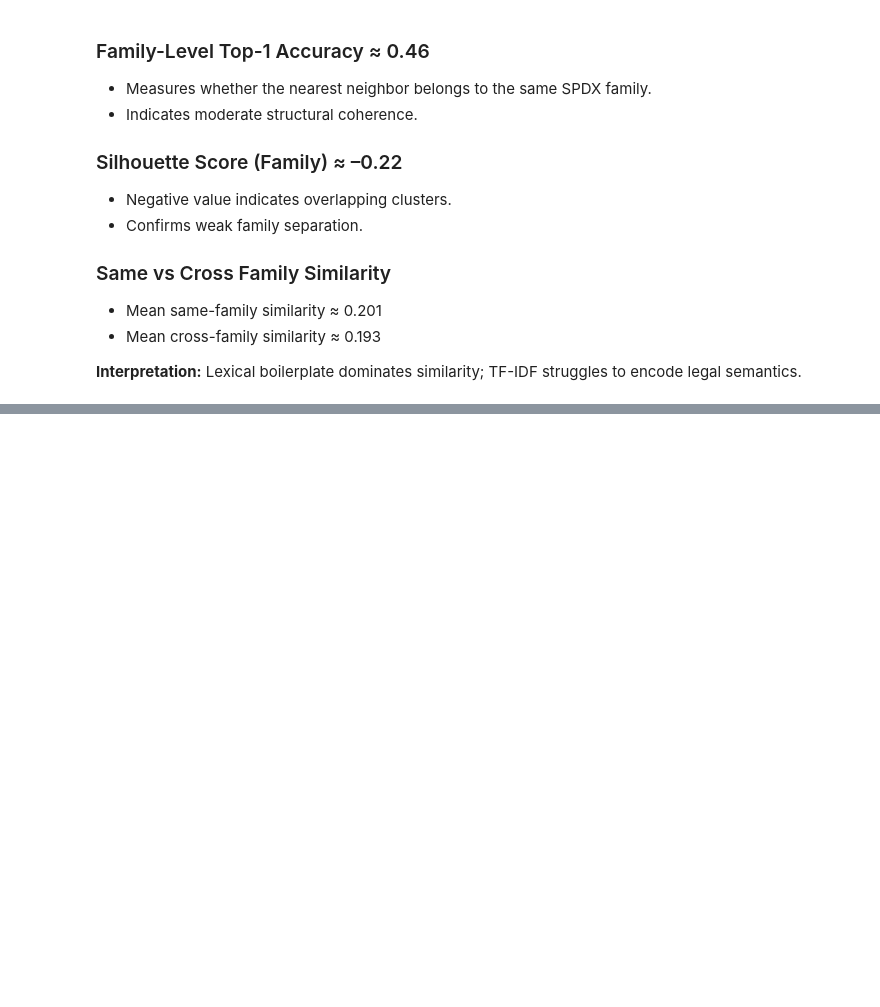
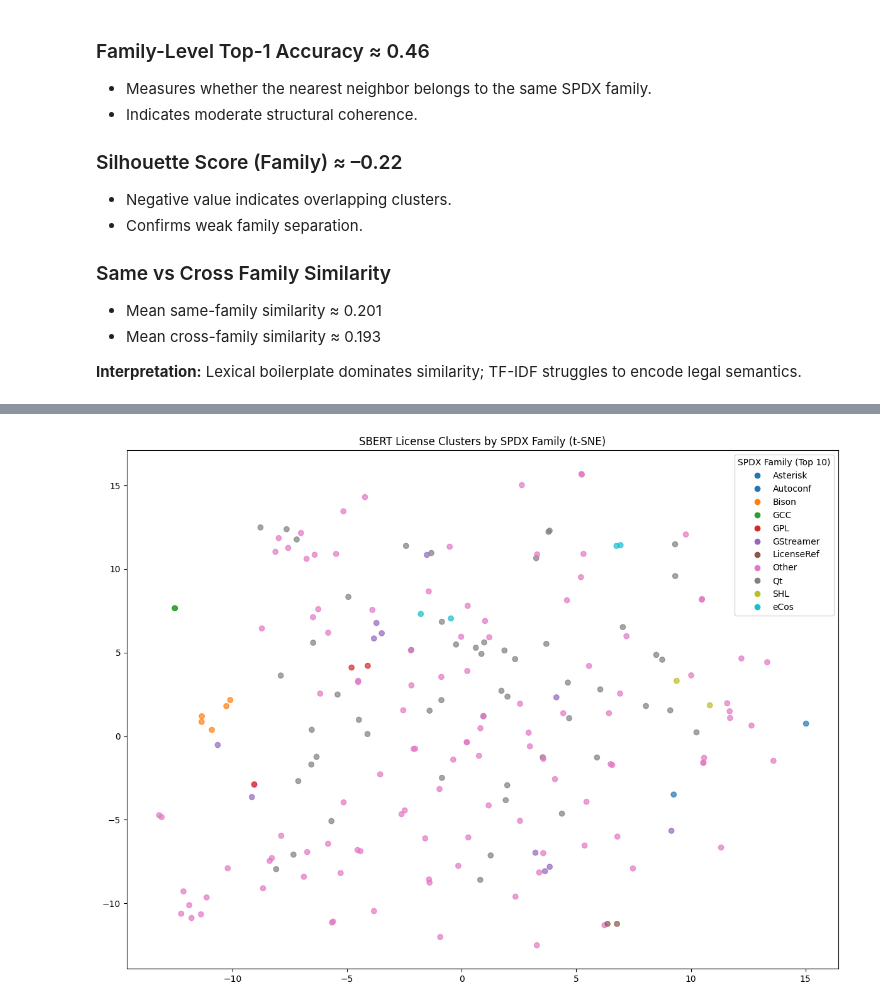
Before and after one commit to sajaa45/license-classifier, a Jupyter notebook: main.ipynb, the cells around one changed output, grey strips where cells are left out. Drawn from its saved outputs; the diff is of its cells as text; code cells hidden in the pictures; blank space fills up the shorter version.

```diff
--- a/main.ipynb
+++ b/main.ipynb
@@ -555,0 +899,32 @@ Lexical boilerplate dominates similarity; TF-IDF struggles to encode legal seman
+# %%
+# Visualization of clusters' plot (grouped by legal categories)
+families = [spdx_family(l) for l in labels]
+counts = Counter(families)
+top_fams = set([f for f, _ in counts.most_common(10)])
+disp_fams = [f if f in top_fams else "Other" for f in families]
+
+uniq = sorted(set(disp_fams))
+fam_to_color = {f: i for i, f in enumerate(uniq)}
+colors = [fam_to_color[f] for f in disp_fams]
+
+plt.figure(figsize=(12, 9))
+plt.scatter(
+    E_sbert_tsne[:, 0],
+    E_sbert_tsne[:, 1],
+    c=colors,
+    cmap="tab10",
+    alpha=0.7
+)
+
+handles = [
+    plt.Line2D([0], [0], marker='o', linestyle='',
+               color=plt.cm.tab10(i / len(uniq)), label=f)
+    for f, i in fam_to_color.items()
+]
+
+plt.legend(handles=handles, title="SPDX Family (Top 10)")
+plt.title("SBERT License Clusters by SPDX Family (t-SNE)")
+plt.tight_layout()
+plt.show()
+# %% [output]
+[figure, added]
```
Also changed, not shown: parts of 33 cells of this notebook, 6 other files.
